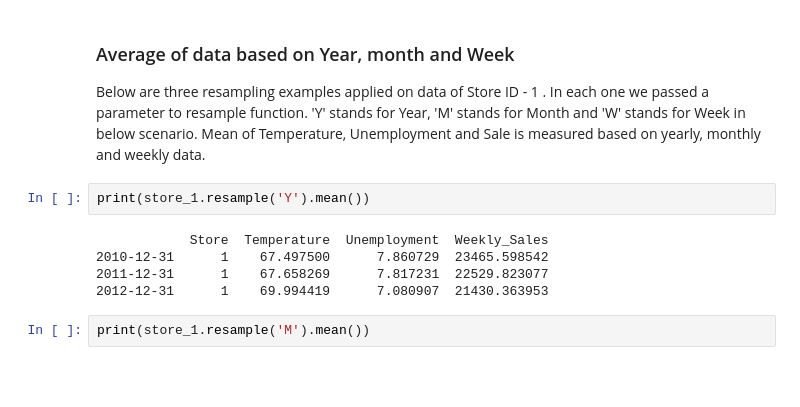
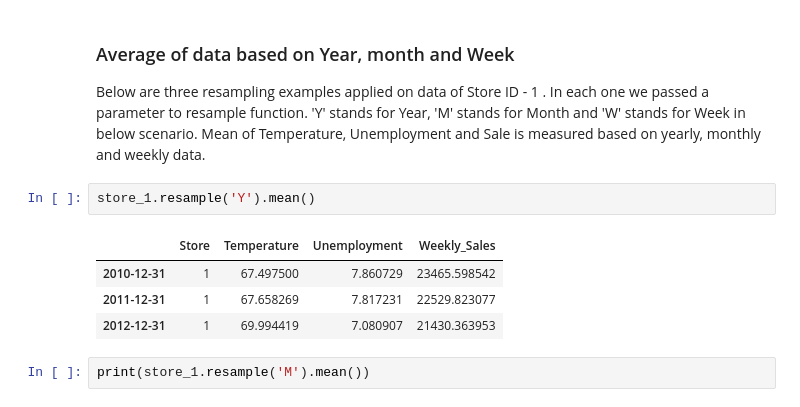
Before and after one commit to Aroraskank/Ice_cream_data_analysis, a Jupyter notebook: Science.ipynb, the cells around one changed output. Cells and saved outputs as stored; diff of their text form; blank space fills up the shorter version.

```diff
--- a/Science.ipynb
+++ b/Science.ipynb
@@ -161,12 +161,12 @@ plt.show()          # Comparison of three consecutive years for stores
 ### Average of data based on Year, month and Week
 Below are three resampling examples applied on data of Store ID - 1 . In each one we passed a parameter to resample function. 'Y' stands for Year, 'M' stands for Month and 'W' stands for Week in below scenario. Mean of Temperature, Unemployment and Sale is measured based on yearly, monthly and weekly data.
 # %%
-print(store_1.resample('Y').mean())
+store_1.resample('Y').mean()
 # %% [output]
-            Store  Temperature  Unemployment  Weekly_Sales
-2010-12-31      1    67.497500      7.860729  23465.598542
-2011-12-31      1    67.658269      7.817231  22529.823077
-2012-12-31      1    69.994419      7.080907  21430.363953
+|  | Store | Temperature | Unemployment | Weekly_Sales |
+| 2010-12-31 | 1 | 67.497500 | 7.860729 | 23465.598542 |
+| 2011-12-31 | 1 | 67.658269 | 7.817231 | 22529.823077 |
+| 2012-12-31 | 1 | 69.994419 | 7.080907 | 21430.363953 |
 # %%
 print(store_1.resample('M').mean())
 # %% [output]
```
Also changed, not shown: parts of 6 cells of this notebook.
